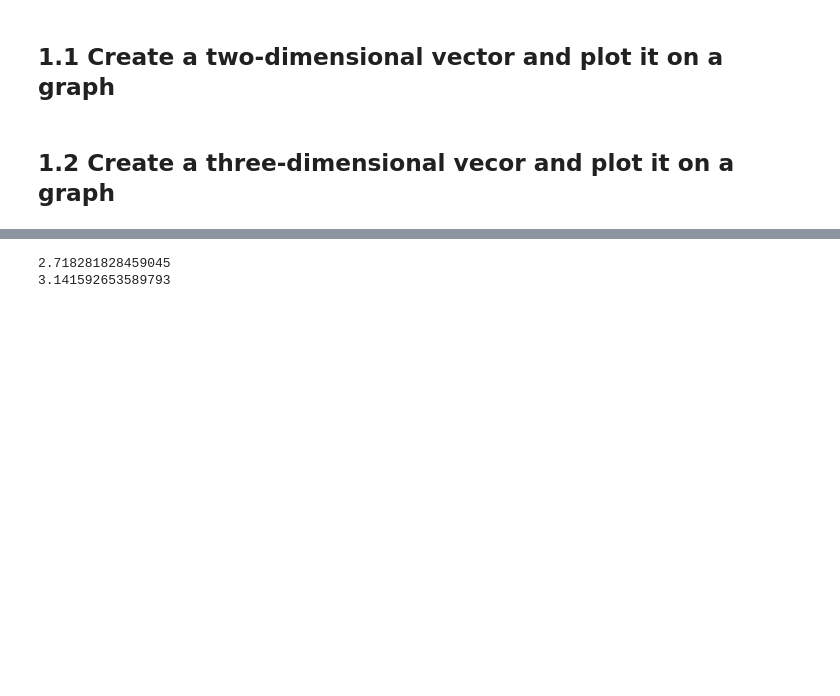
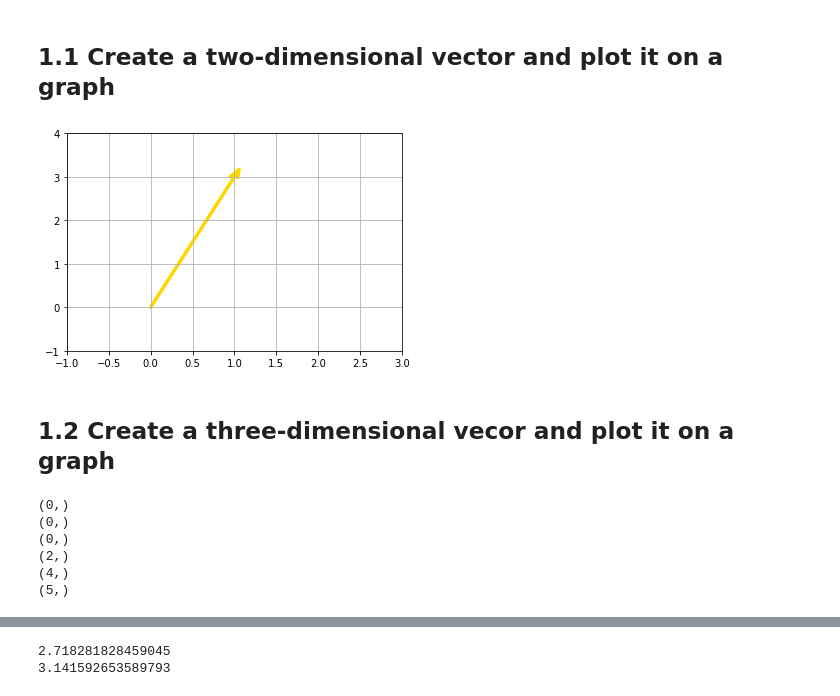
Before and after one commit to jordantcarlisle/DS-Unit-1-Sprint-3-Linear-Algebra, a Jupyter notebook: module1-vectors-and-matrices/LS_DS_131_Vectors_and_Matrices_Assignment.ipynb, the cells around one changed output, grey strips where cells are left out. Drawn from its saved outputs; the diff is of its cells as text; code cells hidden in the pictures; blank space fills up the shorter version.

```diff
--- a/module1-vectors-and-matrices/LS_DS_131_Vectors_and_Matrices_Assignment.ipynb
+++ b/module1-vectors-and-matrices/LS_DS_131_Vectors_and_Matrices_Assignment.ipynb
@@ -18,2 +15,18 @@ plt.xlim(-.2,.8)
+# %%
+fig, ax = plt.subplots()
+ax.grid()
+plt.xlim(-1,3)
+plt.ylim(-1,4)
+
+plt.arrow(0,0,
+          a[0],
+          a[1],
+          head_width=.09,
+          head_length = .2,
+          linewidth=3,
+          color='gold')
+plt.show()
+# %% [output]
+[figure, added]
 # %% [markdown]
 ## 1.2 Create a three-dimensional vecor and plot it on a graph
@@ -19,0 +37,11 @@ plt.xlim(-.2,.8)
+# %%
+X, Y, Z, U, V, W = zip(*vector)
+for letter in [X, Y, Z, U, V, W]:
+    print(letter)
+# %% [output]
+(0,)
+(0,)
+(0,)
+(2,)
+(4,)
+(5,)
```
Also changed, not shown: parts of 38 cells of this notebook.
